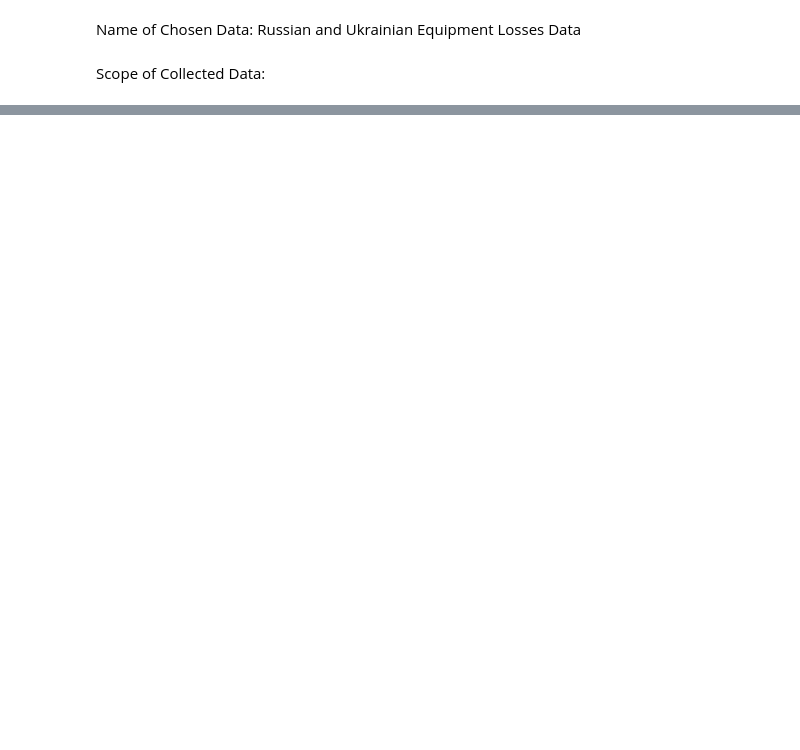
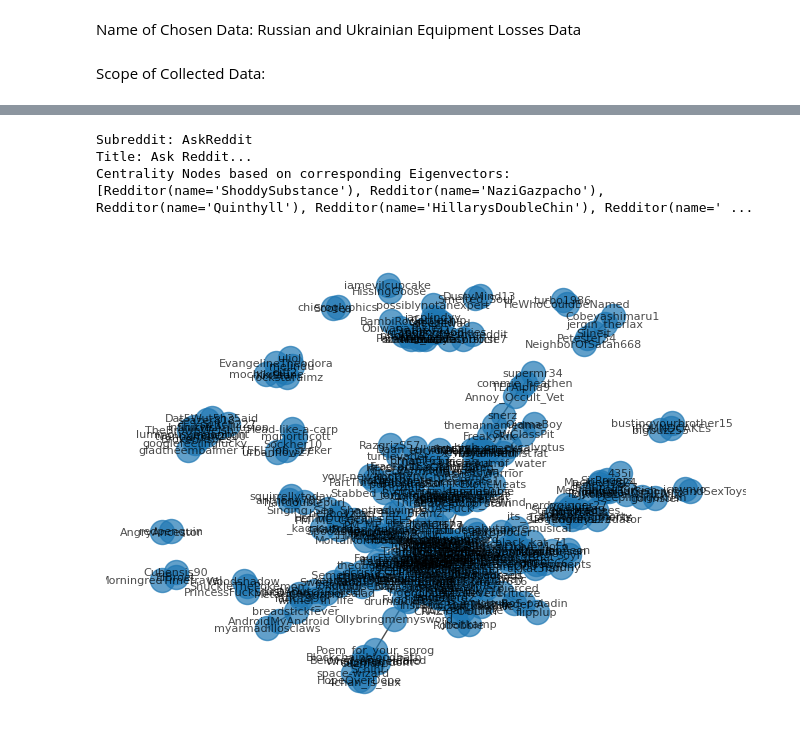
Before and after one commit to Zenolitee/Linear_Algebra, a Jupyter notebook: Assignments/Application_Spectral_Theory.ipynb, the cells around one changed output, grey strips where cells are left out. Cells and saved outputs as stored; diff of their text form; code cells hidden in the pictures; blank space fills up the shorter version.

```diff
--- a/Assignments/Application_Spectral_Theory.ipynb
+++ b/Assignments/Application_Spectral_Theory.ipynb
@@ -384,0 +156,65 @@ Inside_Selection_217 - Ukrainian Drone Drops on the invaders- Marrinka
+# %%
+import praw
+import networkx as nx
+import matplotlib.pyplot as plt
+
+reddit = praw.Reddit(client_id='s_2K_r9RHwzqSRXp-RS3dg',
+                        client_secret='hUn5ZH6ddg3n6A4EK2Ie1QKeEIlFDw',
+                        user_agent='Zenolitee')
+
+def print_subreddit_info(subreddit):
+    print(f"Subreddit: {subreddit.display_name}")
+    print(f"Title: {subreddit.title}")
+
+def get_top_post_id(subreddit):
+    return subreddit.top(limit=1).__next__().id
+
+def create_social_network(post_id):
+    submission = reddit.submission(id=post_id)
+    G = nx.Graph()
+
+    for comment in submission.comments.list():
+        # Skip MoreComments objects
+        if isinstance(comment, praw.models.MoreComments):
+            continue
+
+        # Check if the comment and parent comment have valid authors
+        if comment.author and comment.parent() and comment.parent().author:
+            G.add_edge(comment.author, comment.parent().author)
+
+    return G
+
+def perform_social_network_analysis(social_network):
+    eigenvector_centrality = nx.eigenvector_centrality(social_network)
+    sorted_nodes = sorted(eigenvector_centrality, key=eigenvector_centrality.get, reverse=True)
+    top_nodes = sorted_nodes[:5]
+    print("Centrality Nodes based on corresponding Eigenvectors:", top_nodes)
+
+def visualize_network(social_network):
+    pos = nx.spring_layout(social_network)  # Set layout algorithm
+    nx.draw(social_network, pos, with_labels=True, font_size=8, font_color="black", alpha=0.7)
+    plt.show()
+
+# Choose a subreddit
+subreddit_name = "AskReddit"
+subreddit = reddit.subreddit(subreddit_name)
+
+# Print subreddit information
+print_subreddit_info(subreddit)
+
+# Get the top post from the subreddit
+post_id = get_top_post_id(subreddit)
+
+# Create social network graph from comments
+social_network = create_social_network(post_id)
+
+# Perform social network analysis
+perform_social_network_analysis(social_network)
+
+# Visualize the network
+visualize_network(social_network)
+# %% [output]
+Subreddit: AskReddit
+Title: Ask Reddit...
+Centrality Nodes based on corresponding Eigenvectors: [Redditor(name='ShoddySubstance'), Redditor(name='NaziGazpacho'), Redditor(name='Quinthyll'), Redditor(name='HillarysDoubleChin'), Redditor(name=' ...
+[figure, added]
```
Also changed, not shown: parts of 30 cells of this notebook, 1 other file.
